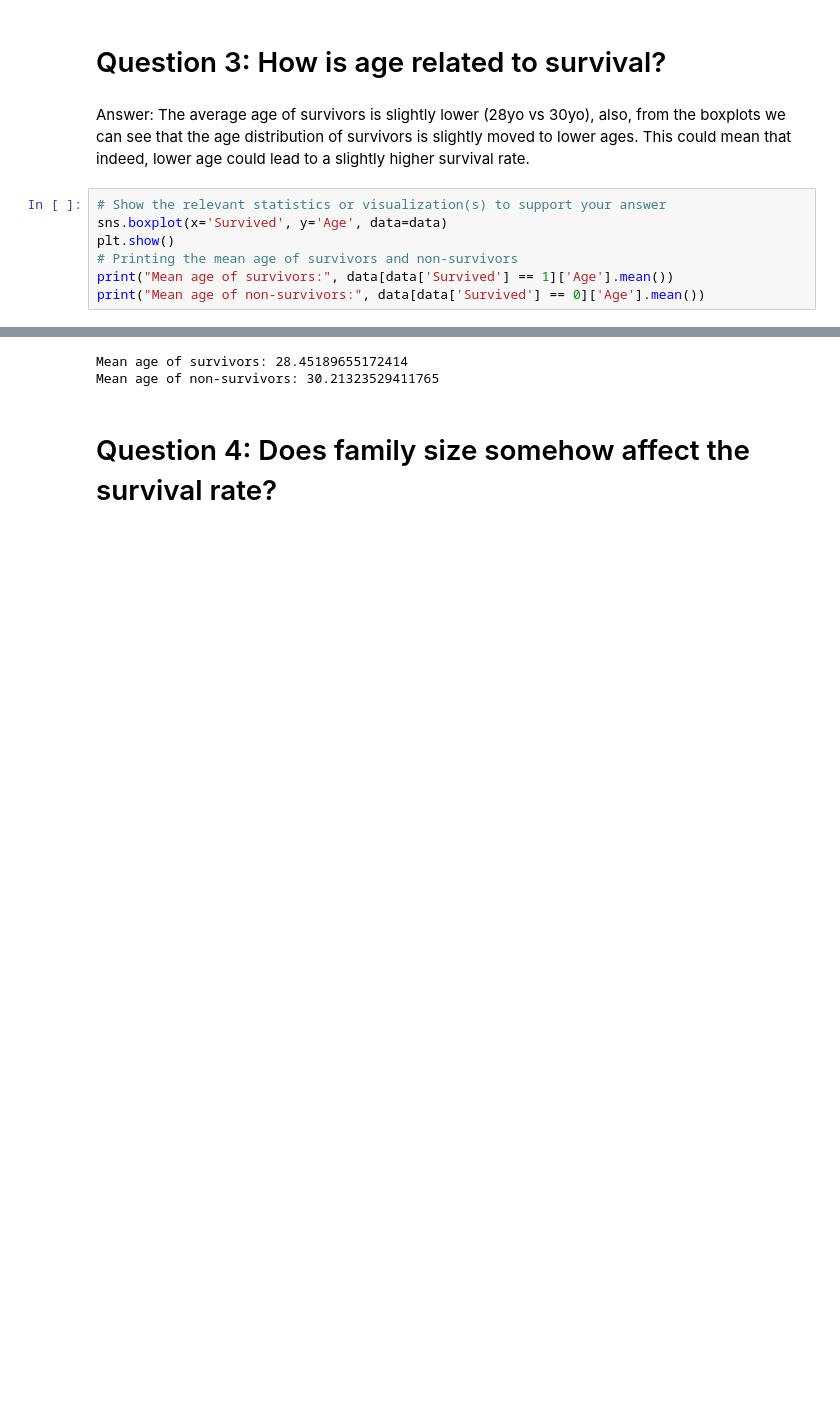
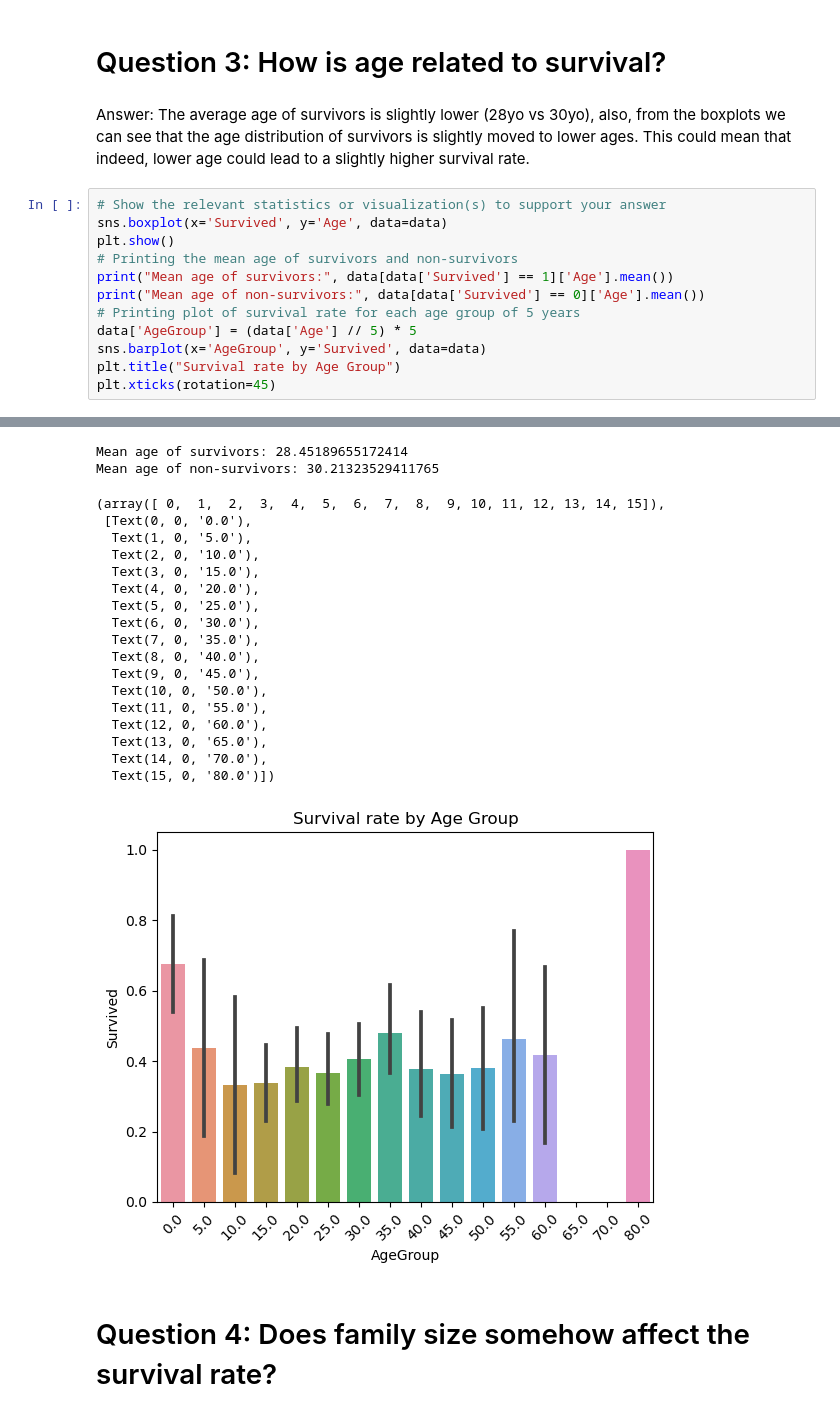
Before and after one commit to davidmegli/TDT4173_MMLIP_individual_assignment, a Jupyter notebook: ex2a.ipynb, the cells around one changed output, grey strips where cells are left out. Saved outputs shown, nothing was run; the diff lists cells and outputs as text; blank space fills up the shorter version.

```diff
--- a/ex2a.ipynb
+++ b/ex2a.ipynb
@@ -97,14 +97,37 @@ Answer: The average age of survivors is slightly lower (28yo vs 30yo), also, fro
 # %%
 # Show the relevant statistics or visualization(s) to support your answer
 sns.boxplot(x='Survived', y='Age', data=data)
 plt.show()
 # Printing the mean age of survivors and non-survivors
 print("Mean age of survivors:", data[data['Survived'] == 1]['Age'].mean())
 print("Mean age of non-survivors:", data[data['Survived'] == 0]['Age'].mean())
+# Printing plot of survival rate for each age group of 5 years
+data['AgeGroup'] = (data['Age'] // 5) * 5
+sns.barplot(x='AgeGroup', y='Survived', data=data)
+plt.title("Survival rate by Age Group")
+plt.xticks(rotation=45)
 # %% [output]
 [figure]
 Mean age of survivors: 28.45189655172414
 Mean age of non-survivors: 30.21323529411765
+(array([ 0,  1,  2,  3,  4,  5,  6,  7,  8,  9, 10, 11, 12, 13, 14, 15]),
+ [Text(0, 0, '0.0'),
+  Text(1, 0, '5.0'),
+  Text(2, 0, '10.0'),
+  Text(3, 0, '15.0'),
+  Text(4, 0, '20.0'),
+  Text(5, 0, '25.0'),
+  Text(6, 0, '30.0'),
+  Text(7, 0, '35.0'),
+  Text(8, 0, '40.0'),
+  Text(9, 0, '45.0'),
+  Text(10, 0, '50.0'),
+  Text(11, 0, '55.0'),
+  Text(12, 0, '60.0'),
+  Text(13, 0, '65.0'),
+  Text(14, 0, '70.0'),
+  Text(15, 0, '80.0')])
+[figure, added]
 # %% [markdown]
 # Question 4: Does family size somehow affect the survival rate?
 # %% [markdown]
```
Also changed, not shown: 1 other file.
